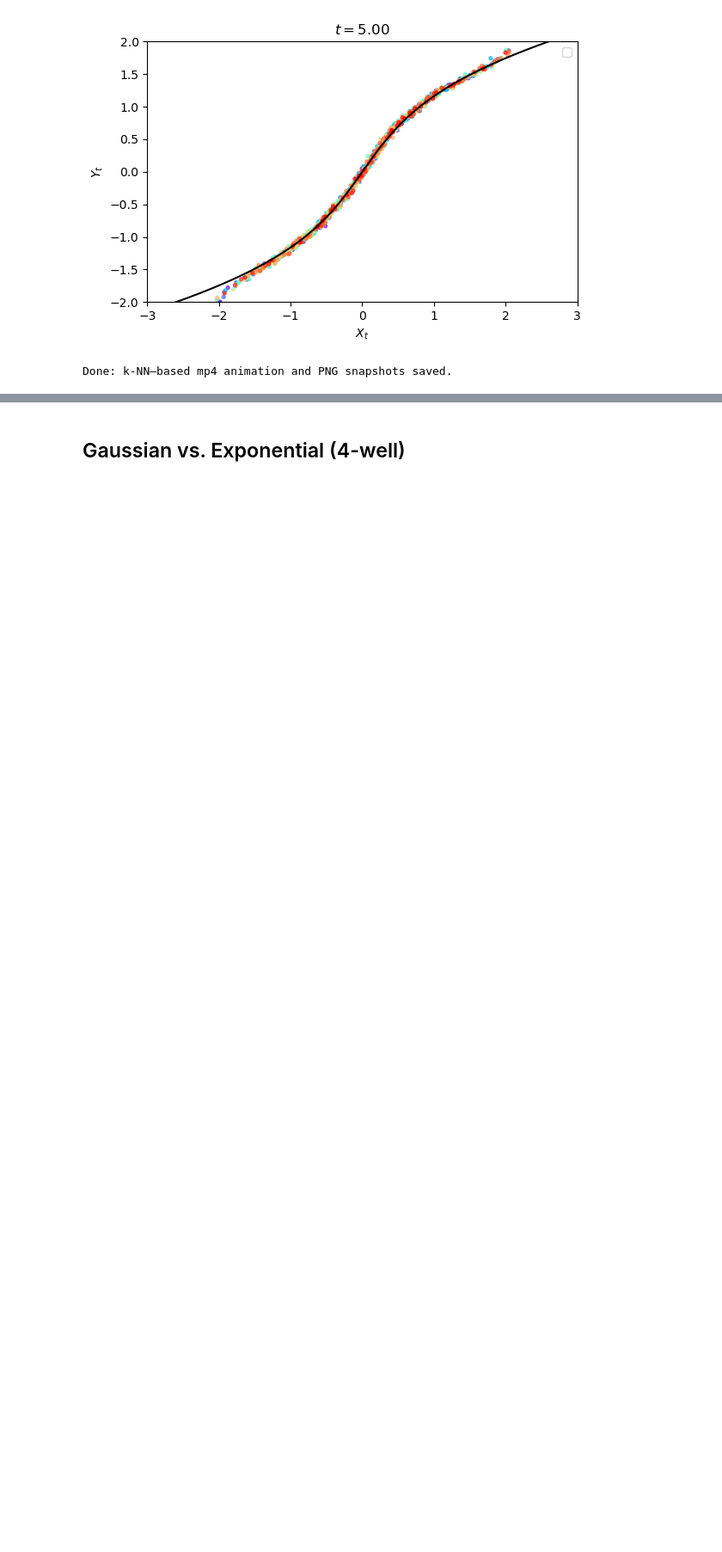
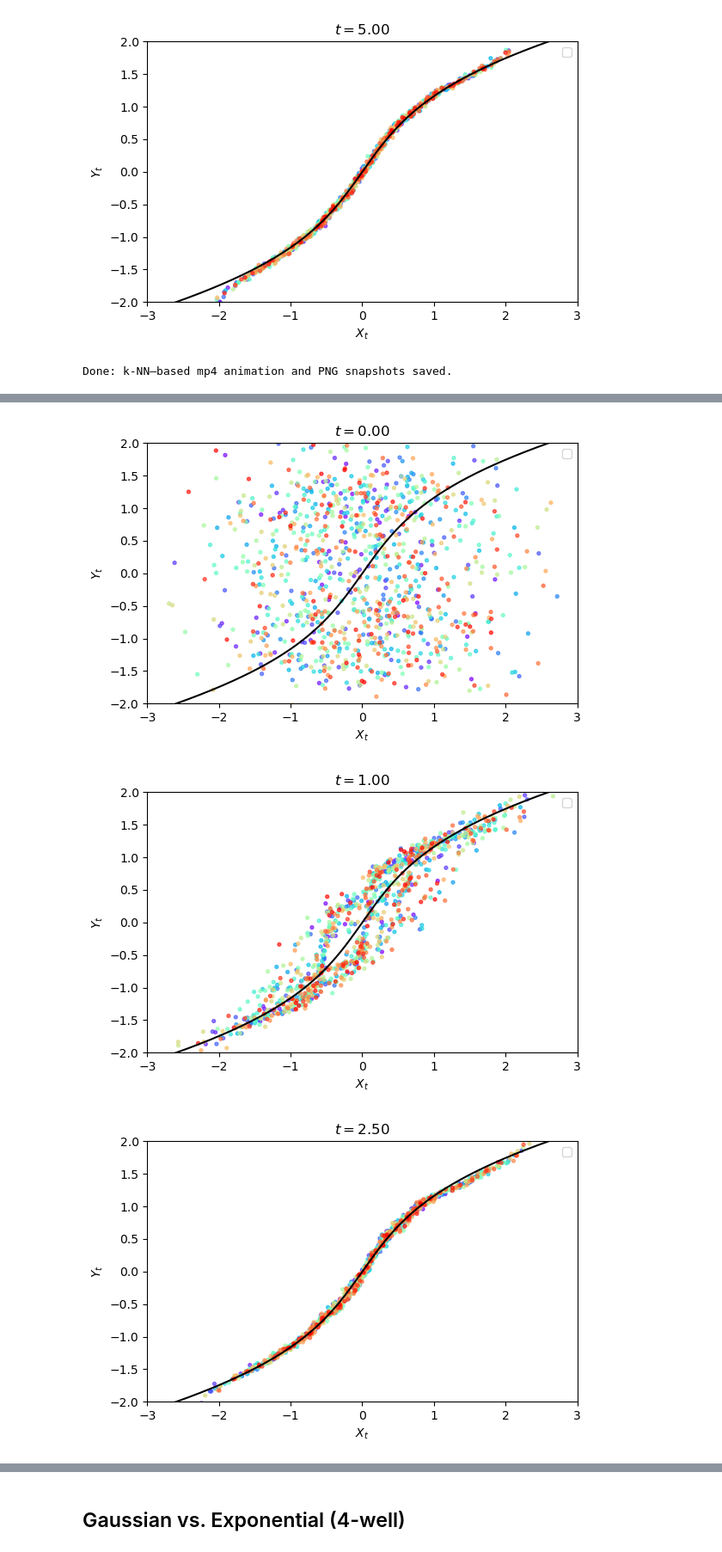
Before and after one commit to klekar11/Langevin_OT, a Jupyter notebook: animations/animate_gaussian1D.ipynb, the cells around one changed output, grey strips where cells are left out. Shown: that part at 86% size. Drawn from its saved outputs; the diff is of its cells as text; code cells hidden in the pictures; blank space fills up the shorter version.

Commit message:
Fixed comparison of conditional expectation methods

```diff
--- a/animations/animate_gaussian1D.ipynb
+++ b/animations/animate_gaussian1D.ipynb
@@ -629,0 +680,34 @@ Done: k-NN–based mp4 animation and PNG snapshots saved.
+# %%
+# # --- 1) Full mp4 animation with k-NN–based conditionals ---
+# ani_knn = animate_coupling(
+#     Xt_knn,
+#     Yt_knn,
+#     errs_knn,
+#     t,
+#     T_map,
+#     filepath='coupling_with_OT_curve_knn.mp4',
+#     fps=15,
+#     interval=60,
+#     figsize=(11, 4),
+#     cmap='rainbow'
+# )
+
+# --- 2) Static snapshots at chosen times (k-NN) ---
+snapshot_times = [0.0, 1.0, 2.5, 5.0]
+for tau in snapshot_times:
+    save_scatter_snapshot(
+        time_point=tau,
+        t=t,
+        X_traj=Xt_knn_imp,
+        Y_traj=Yt_knn_imp,
+        T_map=T_map,
+        filename=f'scatter_knn_imp_t{tau:.2f}.png',
+        figsize=(6, 4),
+        cmap='rainbow'
+    )
+
+print("Done: k-NN–based mp4 animation and PNG snapshots saved.")
+# %% [output]
+[figure, added]
+[figure, added]
+[figure, added]
```
Also changed, not shown: parts of 13 cells of this notebook, 24 other files.
